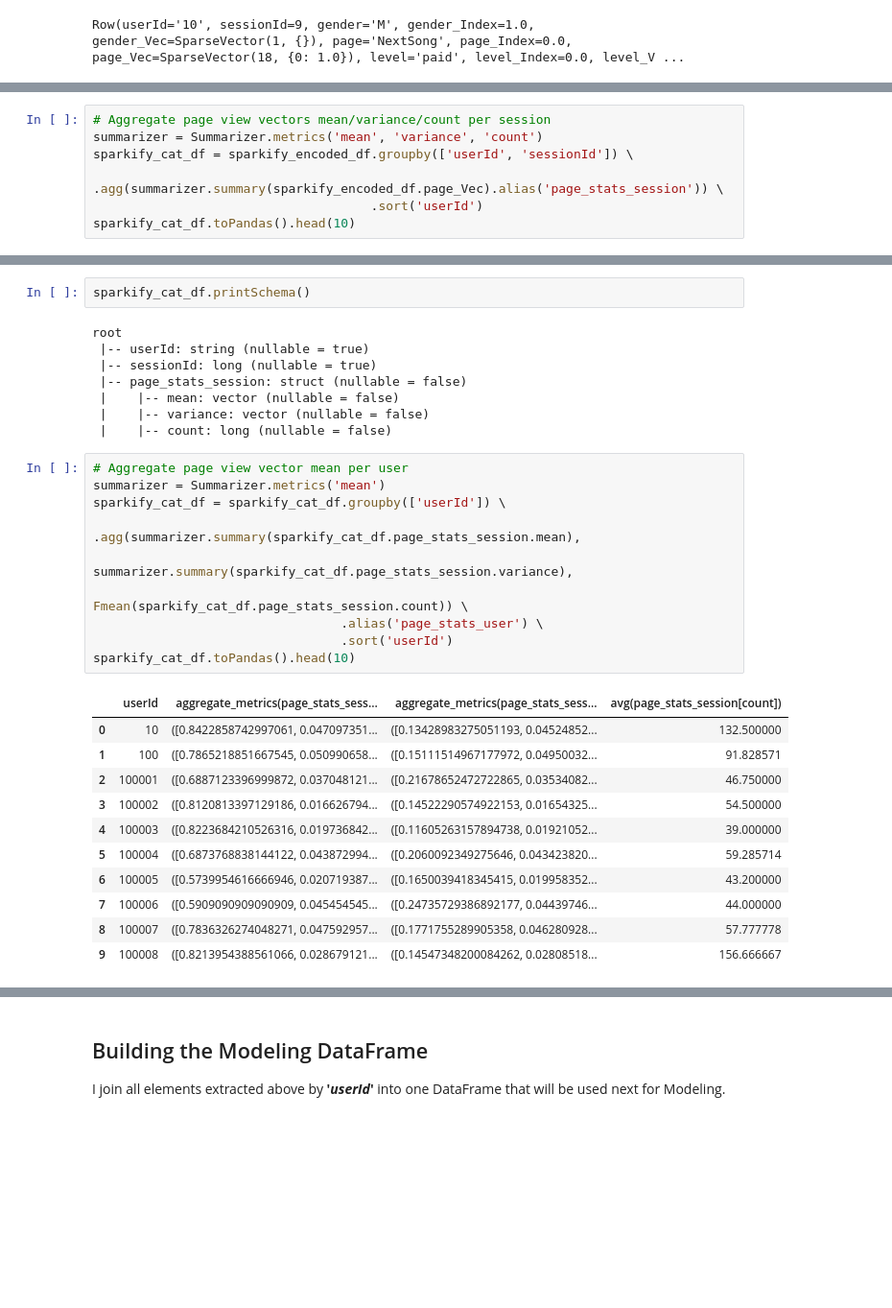
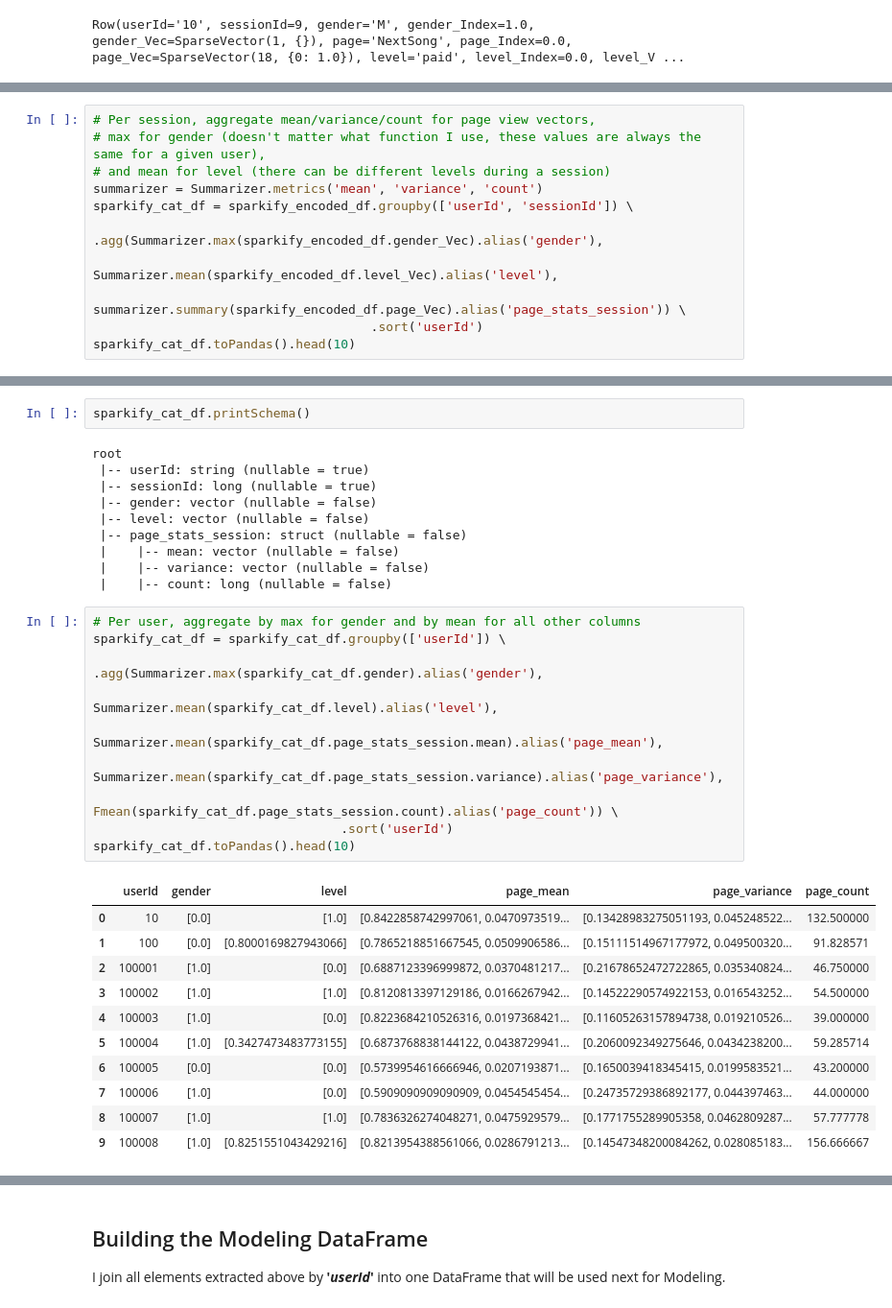
Before and after one commit to ChristopheBunn/Udacity-Data-Scientist-Nanodegree, a Jupyter notebook: Jupyter Notebooks/11 - Data Scientist Capstone/Sparkify_Bunn_v1.ipynb, the cells around one changed output, grey strips where cells are left out. Shown at 96% size. Drawn from its saved outputs; the diff is of its cells as text; blank space fills up the shorter version.

Commit message:
Finished numerical features per user DataFrame.

```diff
--- a/Jupyter Notebooks/11 - Data Scientist Capstone/Sparkify_Bunn_v1.ipynb
+++ b/Jupyter Notebooks/11 - Data Scientist Capstone/Sparkify_Bunn_v1.ipynb
@@ -745,8 +731,12 @@ sparkify_encoded_df.groupby(['userId', 'sessionId']) \
 # %%
-# Aggregate page view vectors mean/variance/count per session
+# Per session, aggregate mean/variance/count for page view vectors,
+# max for gender (doesn't matter what function I use, these values are always the same for a given user),
+# and mean for level (there can be different levels during a session)
 summarizer = Summarizer.metrics('mean', 'variance', 'count')
 sparkify_cat_df = sparkify_encoded_df.groupby(['userId', 'sessionId']) \
-                                     .agg(summarizer.summary(sparkify_encoded_df.page_Vec).alias('page_stats_session')) \
+                                     .agg(Summarizer.max(sparkify_encoded_df.gender_Vec).alias('gender'),
+                                          Summarizer.mean(sparkify_encoded_df.level_Vec).alias('level'),
+                                          summarizer.summary(sparkify_encoded_df.page_Vec).alias('page_stats_session')) \
                                      .sort('userId')
 sparkify_cat_df.toPandas().head(10)
 # %% [output]
@@ -767,29 +757,31 @@ sparkify_cat_df.printSchema()
 root
  |-- userId: string (nullable = true)
  |-- sessionId: long (nullable = true)
+ |-- gender: vector (nullable = false)
+ |-- level: vector (nullable = false)
  |-- page_stats_session: struct (nullable = false)
  |    |-- mean: vector (nullable = false)
  |    |-- variance: vector (nullable = false)
  |    |-- count: long (nullable = false)
 # %%
-# Aggregate page view vector mean per user
-summarizer = Summarizer.metrics('mean')
+# Per user, aggregate by max for gender and by mean for all other columns
 sparkify_cat_df = sparkify_cat_df.groupby(['userId']) \
-                                 .agg(summarizer.summary(sparkify_cat_df.page_stats_session.mean),
-                                      summarizer.summary(sparkify_cat_df.page_stats_session.variance),
-                                      Fmean(sparkify_cat_df.page_stats_session.count)) \
-                                 .alias('page_stats_user') \
+                                 .agg(Summarizer.max(sparkify_cat_df.gender).alias('gender'),
+                                      Summarizer.mean(sparkify_cat_df.level).alias('level'),
+                                      Summarizer.mean(sparkify_cat_df.page_stats_session.mean).alias('page_mean'),
+                                      Summarizer.mean(sparkify_cat_df.page_stats_session.variance).alias('page_variance'),
+                                      Fmean(sparkify_cat_df.page_stats_session.count).alias('page_count')) \
                                  .sort('userId')
 sparkify_cat_df.toPandas().head(10)
 # %% [output]
-|  | userId | aggregate_metrics(page_stats_sess... | aggregate_metrics(page_stats_sess... | avg(page_stats_session[count]) |
-| 0 | 10 | ([0.8422858742997061, 0.047097351... | ([0.13428983275051193, 0.04524852... | 132.500000 |
-| 1 | 100 | ([0.7865218851667545, 0.050990658... | ([0.15111514967177972, 0.04950032... | 91.828571 |
-| 2 | 100001 | ([0.6887123396999872, 0.037048121... | ([0.21678652472722865, 0.03534082... | 46.750000 |
-| 3 | 100002 | ([0.8120813397129186, 0.016626794... | ([0.14522290574922153, 0.01654325... | 54.500000 |
-| 4 | 100003 | ([0.8223684210526316, 0.019736842... | ([0.11605263157894738, 0.01921052... | 39.000000 |
-| 5 | 100004 | ([0.6873768838144122, 0.043872994... | ([0.2060092349275646, 0.043423820... | 59.285714 |
-| 6 | 100005 | ([0.5739954616666946, 0.020719387... | ([0.1650039418345415, 0.019958352... | 43.200000 |
-| 7 | 100006 | ([0.5909090909090909, 0.045454545... | ([0.24735729386892177, 0.04439746... | 44.000000 |
-| 8 | 100007 | ([0.7836326274048271, 0.047592957... | ([0.1771755289905358, 0.046280928... | 57.777778 |
-| 9 | 100008 | ([0.8213954388561066, 0.028679121... | ([0.14547348200084262, 0.02808518... | 156.666667 |
+|  | userId | gender | level | page_mean | page_variance | page_count |
+| 0 | 10 | [0.0] | [1.0] | [0.8422858742997061, 0.0470973519... | [0.13428983275051193, 0.045248522... | 132.500000 |
+| 1 | 100 | [0.0] | [0.8000169827943066] | [0.7865218851667545, 0.0509906586... | [0.15111514967177972, 0.049500320... | 91.828571 |
+| 2 | 100001 | [1.0] | [0.0] | [0.6887123396999872, 0.0370481217... | [0.21678652472722865, 0.035340824... | 46.750000 |
+| 3 | 100002 | [1.0] | [1.0] | [0.8120813397129186, 0.0166267942... | [0.14522290574922153, 0.016543252... | 54.500000 |
+| 4 | 100003 | [1.0] | [0.0] | [0.8223684210526316, 0.0197368421... | [0.11605263157894738, 0.019210526... | 39.000000 |
+| 5 | 100004 | [1.0] | [0.3427473483773155] | [0.6873768838144122, 0.0438729941... | [0.2060092349275646, 0.0434238200... | 59.285714 |
+| 6 | 100005 | [0.0] | [0.0] | [0.5739954616666946, 0.0207193871... | [0.1650039418345415, 0.0199583521... | 43.200000 |
+| 7 | 100006 | [1.0] | [0.0] | [0.5909090909090909, 0.0454545454... | [0.24735729386892177, 0.044397463... | 44.000000 |
+| 8 | 100007 | [1.0] | [1.0] | [0.7836326274048271, 0.0475929579... | [0.1771755289905358, 0.0462809287... | 57.777778 |
+| 9 | 100008 | [1.0] | [0.8251551043429216] | [0.8213954388561066, 0.0286791213... | [0.14547348200084262, 0.028085183... | 156.666667 |
```
Also changed, not shown: parts of 8 cells of this notebook.
